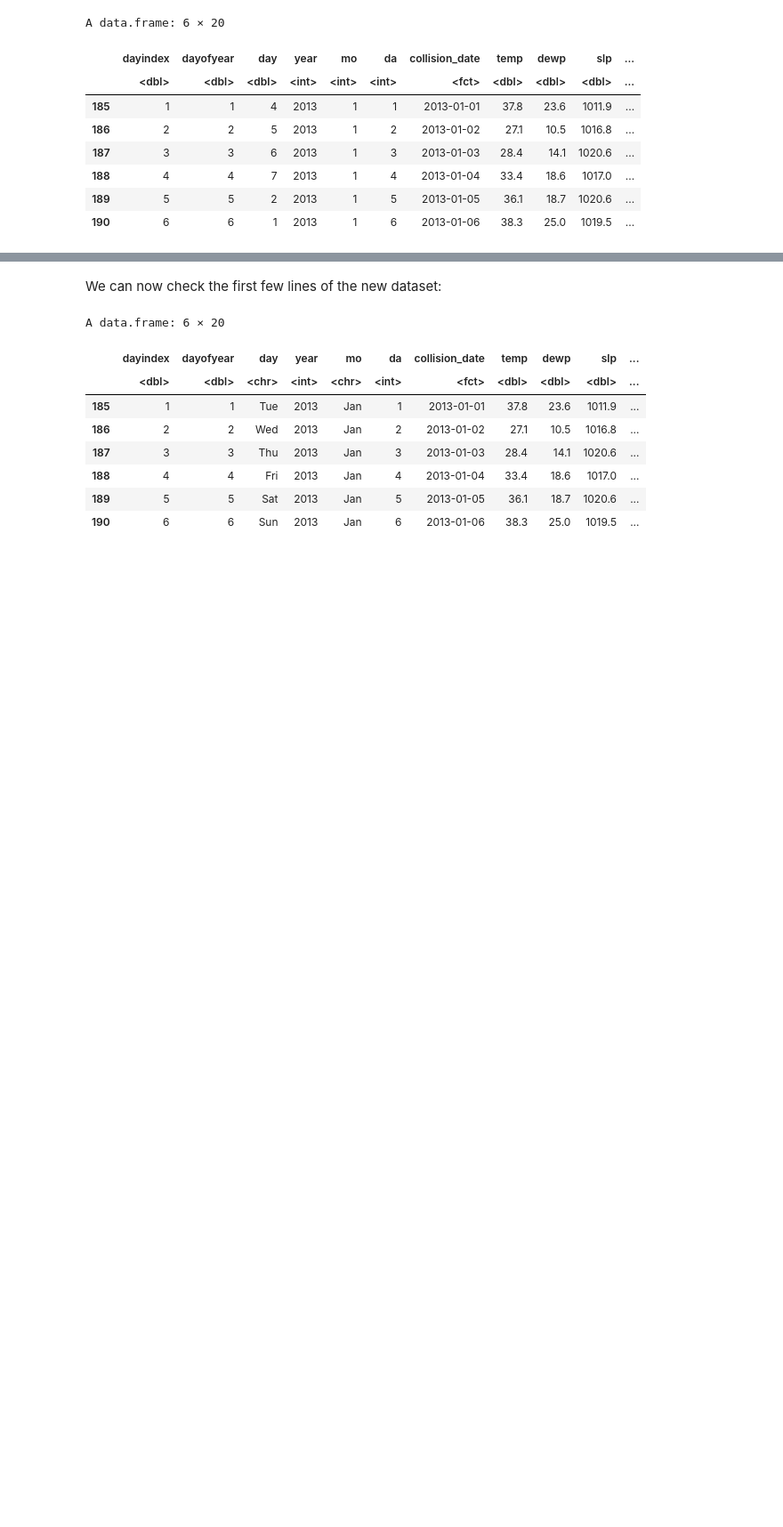
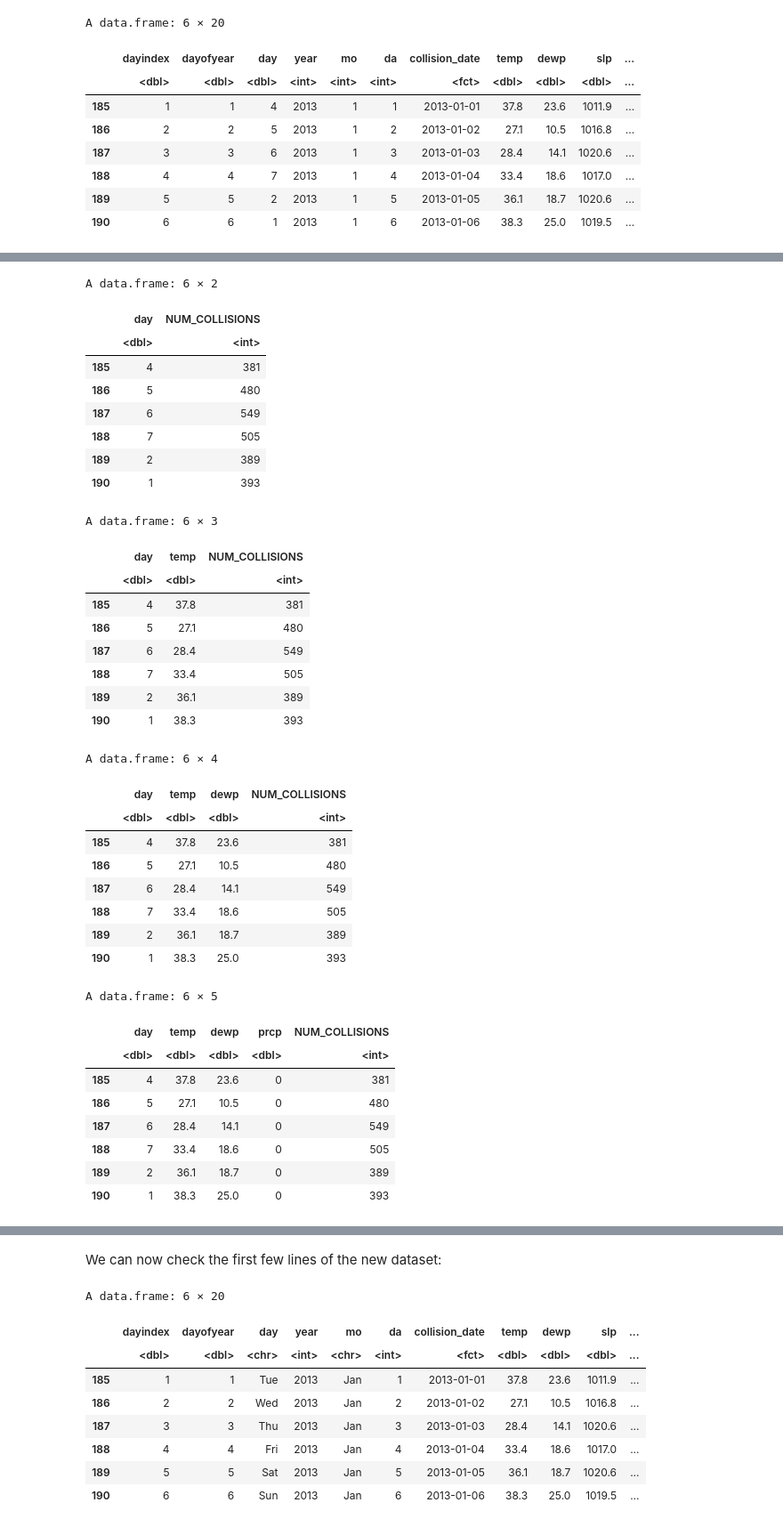
Before and after one commit to 22015866uhi/22015866_Data_Analytics, a Jupyter notebook: DAOTW_Assignment_Part1.ipynb, the cells around one changed output, grey strips where cells are left out. Shown at 89% size. Cells and saved outputs as stored; diff of their text form; code cells hidden in the pictures; blank space fills up the shorter version.

```diff
--- a/DAOTW_Assignment_Part1.ipynb
+++ b/DAOTW_Assignment_Part1.ipynb
@@ -1056,0 +1081,53 @@ write.csv(linearregressiondata, file="/content/assignment1lineardata.csv")
+# %%
+linearregressiondata1 <- ccdsplitcheckcombined[,c(3,20)]
+
+head(linearregressiondata1)
+
+linearregressiondata2 <- ccdsplitcheckcombined[,c(3,8,20)]
+
+head(linearregressiondata2)
+
+linearregressiondata3 <- ccdsplitcheckcombined[,c(3,8,9,20)]
+
+head(linearregressiondata3)
+
+linearregressiondata4 <- ccdsplitcheckcombined[,c(3,8,9,17,20)]
+
+head(linearregressiondata4)
+# %% [output]
+A data.frame: 6 × 2
+|  | day | NUM_COLLISIONS |
+|  | <dbl> | <int> |
+| 185 | 4 | 381 |
+| 186 | 5 | 480 |
+| 187 | 6 | 549 |
+| 188 | 7 | 505 |
+| 189 | 2 | 389 |
+| 190 | 1 | 393 |
+A data.frame: 6 × 3
+|  | day | temp | NUM_COLLISIONS |
+|  | <dbl> | <dbl> | <int> |
+| 185 | 4 | 37.8 | 381 |
+| 186 | 5 | 27.1 | 480 |
+| 187 | 6 | 28.4 | 549 |
+| 188 | 7 | 33.4 | 505 |
+| 189 | 2 | 36.1 | 389 |
+| 190 | 1 | 38.3 | 393 |
+A data.frame: 6 × 4
+|  | day | temp | dewp | NUM_COLLISIONS |
+|  | <dbl> | <dbl> | <dbl> | <int> |
+| 185 | 4 | 37.8 | 23.6 | 381 |
+| 186 | 5 | 27.1 | 10.5 | 480 |
+| 187 | 6 | 28.4 | 14.1 | 549 |
+| 188 | 7 | 33.4 | 18.6 | 505 |
+| 189 | 2 | 36.1 | 18.7 | 389 |
+| 190 | 1 | 38.3 | 25.0 | 393 |
+A data.frame: 6 × 5
+|  | day | temp | dewp | prcp | NUM_COLLISIONS |
+|  | <dbl> | <dbl> | <dbl> | <dbl> | <int> |
+| 185 | 4 | 37.8 | 23.6 | 0 | 381 |
+| 186 | 5 | 27.1 | 10.5 | 0 | 480 |
+| 187 | 6 | 28.4 | 14.1 | 0 | 549 |
+| 188 | 7 | 33.4 | 18.6 | 0 | 505 |
+| 189 | 2 | 36.1 | 18.7 | 0 | 389 |
+| 190 | 1 | 38.3 | 25.0 | 0 | 393 |
```
Also changed, not shown: parts of 55 cells of this notebook.
